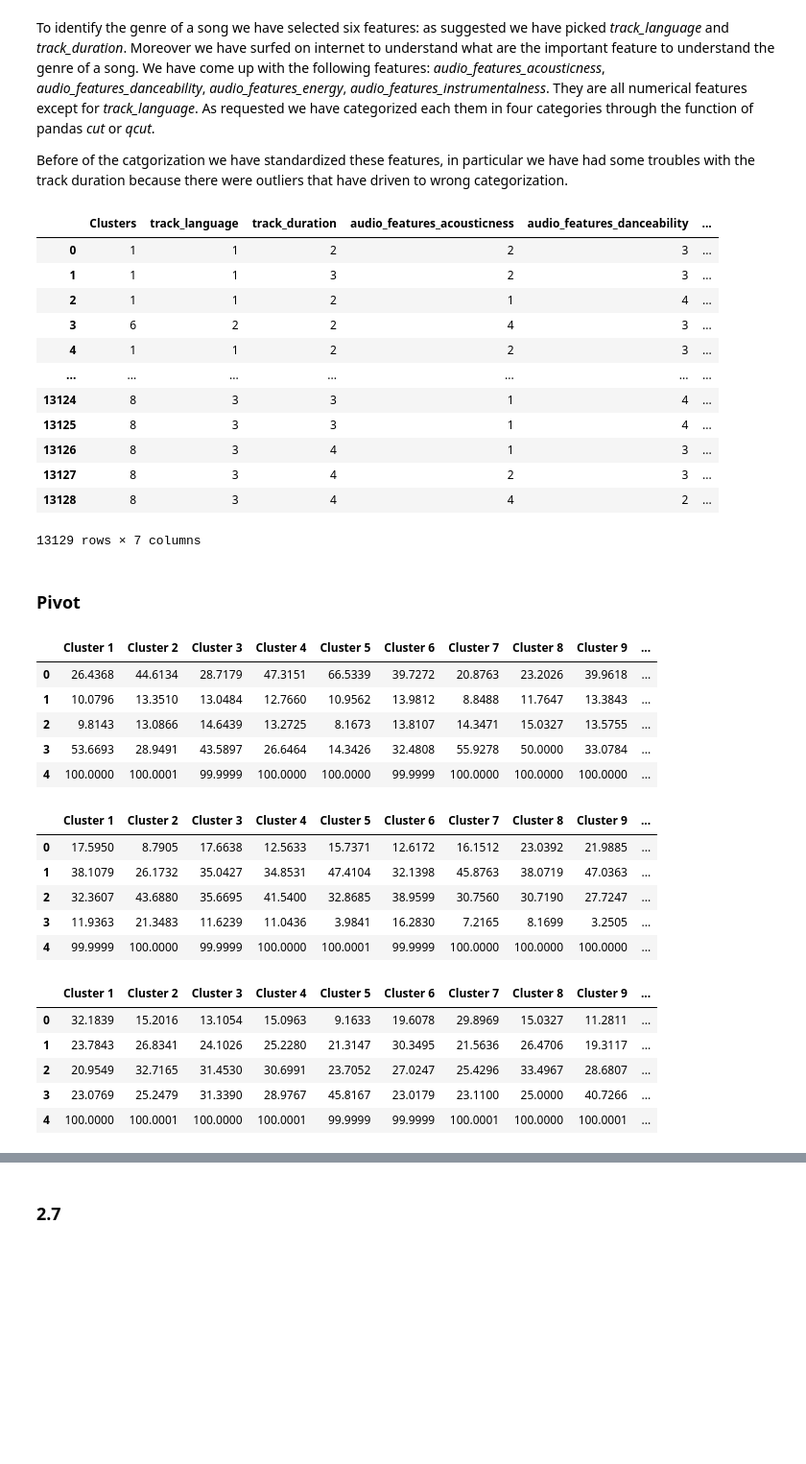
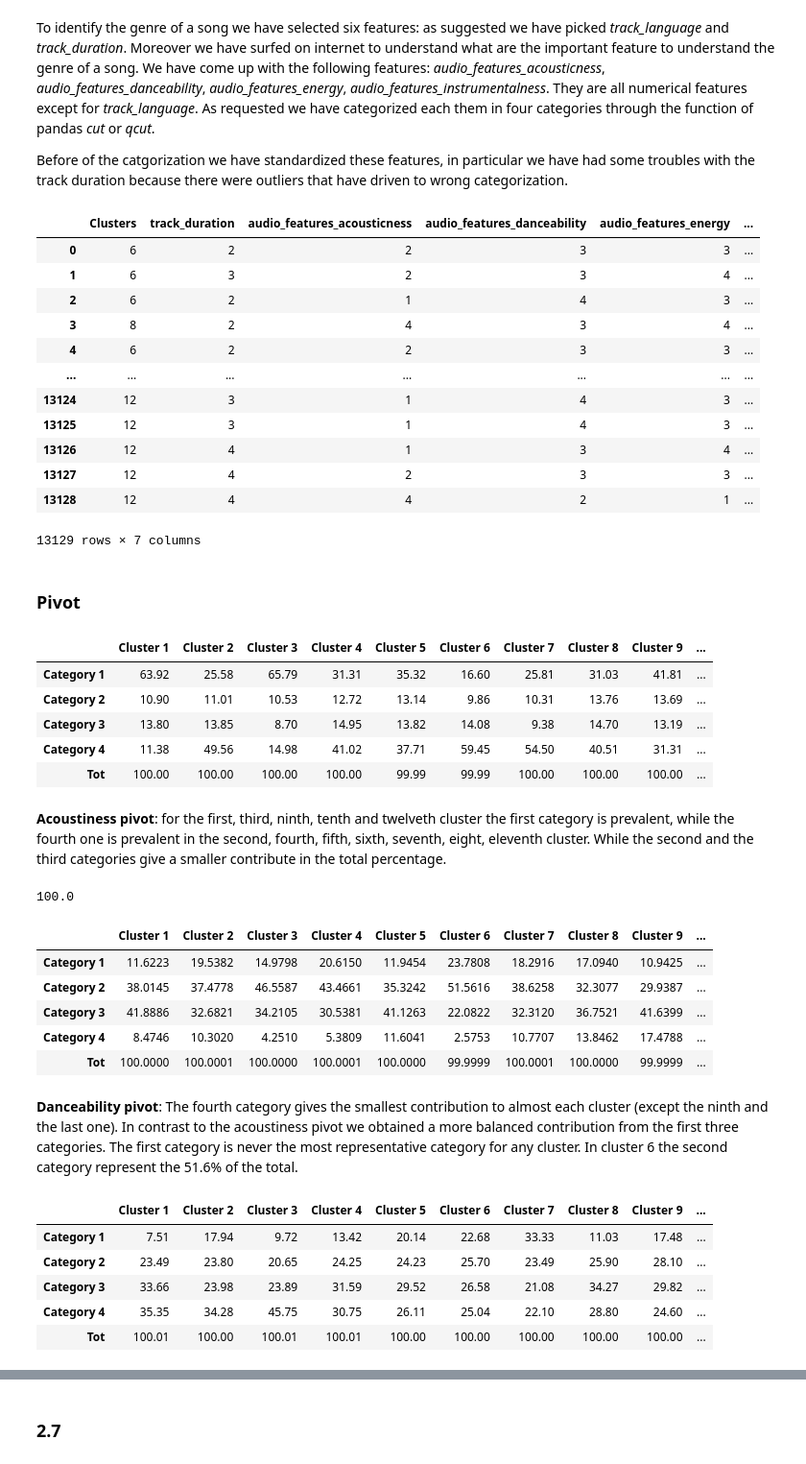
Before and after one commit to michele1783/ADM-HW4, a Jupyter notebook: Homeworkpca.ipynb, the cells around one changed output, grey strips where cells are left out. Shown at 96% size. Drawn from its saved outputs; the diff is of its cells as text; code cells hidden in the pictures; blank space fills up the shorter version.

```diff
--- a/Homeworkpca.ipynb
+++ b/Homeworkpca.ipynb
@@ -571,7 +586,7 @@ def K_Means(K, data):
 
     iterations = 0
     # Until the centroids don't change or the iterations are maximum n (the number of observation)
-    while iterations != 20 or np.array_equal(centroids, prev_centroids) == False:
+    while iterations != 10 or np.array_equal(centroids, prev_centroids) == False:
         # Saving the previous values of the cluster for the next while loop
         prev_centroids = centroids
         euc_dis = np.zeros((n,K))      # Initialize the euclidean distance array
@@ -794,23 +809,23 @@ pivot = pd.DataFrame()
 a = []
 for i in range(1,5):
     pivot.insert(i-1, echonest.columns[i], pd.cut(echonest[echonest.columns[i]], bins = 4,labels=["1", "2", "3", "4"]))
-pivot.insert(0,"track_duration",pd.qcut(df_cl[df_cl.columns[5]], q = 4,labels=["1", "2", "3", "4"]))
-pivot.insert(0,"track_language",pd.qcut(df_cl[df_cl.columns[1]], q = 4,labels=["1", "2", "3", "4"]))
+pivot.insert(0,"track_duration", pd.qcut(df_cl[df_cl.columns[5]], q = 4,labels=["1", "2", "3", "4"]))
+pivot["track_language"] = tracks.track_language_code
 pivot.insert(0, "Clusters", clusters)
 pivot
 # %% [output]
-|  | Clusters | track_language | track_duration | audio_features_acousticness | audio_features_danceability | ... |
-| 0 | 1 | 1 | 2 | 2 | 3 | ... |
-| 1 | 1 | 1 | 3 | 2 | 3 | ... |
-| 2 | 1 | 1 | 2 | 1 | 4 | ... |
-| 3 | 6 | 2 | 2 | 4 | 3 | ... |
-| 4 | 1 | 1 | 2 | 2 | 3 | ... |
+|  | Clusters | track_duration | audio_features_acousticness | audio_features_danceability | audio_features_energy | ... |
+| 0 | 6 | 2 | 2 | 3 | 3 | ... |
+| 1 | 6 | 3 | 2 | 3 | 4 | ... |
+| 2 | 6 | 2 | 1 | 4 | 3 | ... |
+| 3 | 8 | 2 | 4 | 3 | 4 | ... |
+| 4 | 6 | 2 | 2 | 3 | 3 | ... |
 | ... | ... | ... | ... | ... | ... | ... |
-| 13124 | 8 | 3 | 3 | 1 | 4 | ... |
-| 13125 | 8 | 3 | 3 | 1 | 4 | ... |
-| 13126 | 8 | 3 | 4 | 1 | 3 | ... |
-| 13127 | 8 | 3 | 4 | 2 | 3 | ... |
-| 13128 | 8 | 3 | 4 | 4 | 2 | ... |
+| 13124 | 12 | 3 | 1 | 4 | 3 | ... |
+| 13125 | 12 | 3 | 1 | 4 | 3 | ... |
+| 13126 | 12 | 4 | 1 | 3 | 4 | ... |
+| 13127 | 12 | 4 | 2 | 3 | 3 | ... |
+| 13128 | 12 | 4 | 4 | 2 | 1 | ... |
 13129 rows × 7 columns
 # %% [markdown]
 ### Pivot
@@ -823,22 +838,28 @@ for j in range(0,4):
         t[j][i] = ((pivot[(pivot.audio_features_acousticness == str(j+1)) & (pivot.Clusters == i+1)].count()[0]))
 
 for i in range(t.shape[1]):
-    t[:,i] = np.around((t[:,i]/sum(t)[i])*100,4)
+    t[:,i] = np.round((t[:,i]/sum(t)[i])*100, 2)
 l = []
 for i in range(1,13):
     l.append("Cluster "+str(i))
 acoustiness_pivot = pd.DataFrame(t)
 acoustiness_pivot.columns = l
 acoustiness_pivot.loc[4] = sum(t)
+acoustiness_pivot = acoustiness_pivot.rename(index={0: 'Category 1',1: 'Category 2',2: 'Category 3', 3: 'Category 4'})
 acoustiness_pivot.rename(index={4: 'Tot'})
-acoustiness_pivot
 # %% [output]
 |  | Cluster 1 | Cluster 2 | Cluster 3 | Cluster 4 | Cluster 5 | Cluster 6 | Cluster 7 | Cluster 8 | Cluster 9 | ... |
-| 0 | 26.4368 | 44.6134 | 28.7179 | 47.3151 | 66.5339 | 39.7272 | 20.8763 | 23.2026 | 39.9618 | ... |
-| 1 | 10.0796 | 13.3510 | 13.0484 | 12.7660 | 10.9562 | 13.9812 | 8.8488 | 11.7647 | 13.3843 | ... |
-| 2 | 9.8143 | 13.0866 | 14.6439 | 13.2725 | 8.1673 | 13.8107 | 14.3471 | 15.0327 | 13.5755 | ... |
-| 3 | 53.6693 | 28.9491 | 43.5897 | 26.6464 | 14.3426 | 32.4808 | 55.9278 | 50.0000 | 33.0784 | ... |
-| 4 | 100.0000 | 100.0001 | 99.9999 | 100.0000 | 100.0000 | 99.9999 | 100.0000 | 100.0000 | 100.0000 | ... |
+| Category 1 | 63.92 | 25.58 | 65.79 | 31.31 | 35.32 | 16.60 | 25.81 | 31.03 | 41.81 | ... |
+| Category 2 | 10.90 | 11.01 | 10.53 | 12.72 | 13.14 | 9.86 | 10.31 | 13.76 | 13.69 | ... |
+| Category 3 | 13.80 | 13.85 | 8.70 | 14.95 | 13.82 | 14.08 | 9.38 | 14.70 | 13.19 | ... |
+| Category 4 | 11.38 | 49.56 | 14.98 | 41.02 | 37.71 | 59.45 | 54.50 | 40.51 | 31.31 | ... |
+| Tot | 100.00 | 100.00 | 100.00 | 100.00 | 99.99 | 99.99 | 100.00 | 100.00 | 100.00 | ... |
+# %% [markdown]
+**Acoustiness pivot**: for the first, third, ninth, tenth and twelveth cluster the first category is prevalent, while the fourth one is prevalent in the second, fourth, fifth, sixth, seventh, eight, eleventh cluster. While the second and the third categories give a smaller contribute in the total percentage.
+# %%
+np.around(100.1, 0)
+# %% [output]
+100.0
 # %%
 #danceability
 t = np.zeros((4,12))
@@ -855,37 +876,40 @@ for i in range(1,13):
 danceability_pivot = pd.DataFrame(t)
 danceability_pivot.columns = l
 danceability_pivot.loc[4] = sum(t)
+
+danceability_pivot = danceability_pivot.rename(index={0: 'Category 1',1: 'Category 2',2: 'Category 3', 3: 'Category 4'})
 danceability_pivot.rename(index={4: 'Tot'})
-danceability_pivot
 # %% [output]
 |  | Cluster 1 | Cluster 2 | Cluster 3 | Cluster 4 | Cluster 5 | Cluster 6 | Cluster 7 | Cluster 8 | Cluster 9 | ... |
-| 0 | 17.5950 | 8.7905 | 17.6638 | 12.5633 | 15.7371 | 12.6172 | 16.1512 | 23.0392 | 21.9885 | ... |
-| 1 | 38.1079 | 26.1732 | 35.0427 | 34.8531 | 47.4104 | 32.1398 | 45.8763 | 38.0719 | 47.0363 | ... |
-| 2 | 32.3607 | 43.6880 | 35.6695 | 41.5400 | 32.8685 | 38.9599 | 30.7560 | 30.7190 | 27.7247 | ... |
-| 3 | 11.9363 | 21.3483 | 11.6239 | 11.0436 | 3.9841 | 16.2830 | 7.2165 | 8.1699 | 3.2505 | ... |
-| 4 | 99.9999 | 100.0000 | 99.9999 | 100.0000 | 100.0001 | 99.9999 | 100.0000 | 100.0000 | 100.0000 | ... |
+| Category 1 | 11.6223 | 19.5382 | 14.9798 | 20.6150 | 11.9454 | 23.7808 | 18.2916 | 17.0940 | 10.9425 | ... |
+| Category 2 | 38.0145 | 37.4778 | 46.5587 | 43.4661 | 35.3242 | 51.5616 | 38.6258 | 32.3077 | 29.9387 | ... |
+| Category 3 | 41.8886 | 32.6821 | 34.2105 | 30.5381 | 41.1263 | 22.0822 | 32.3120 | 36.7521 | 41.6399 | ... |
+| Category 4 | 8.4746 | 10.3020 | 4.2510 | 5.3809 | 11.6041 | 2.5753 | 10.7707 | 13.8462 | 17.4788 | ... |
+| Tot | 100.0000 | 100.0001 | 100.0000 | 100.0001 | 100.0000 | 99.9999 | 100.0001 | 100.0000 | 99.9999 | ... |
+# %% [markdown]
+**Danceability pivot**: The fourth category gives the smallest contribution to almost each cluster (except the ninth and the last one). In contrast to the acoustiness pivot we obtained a more balanced contribution from the first three categories. The first category is never the most representative category for any cluster. In cluster 6 the second category represent the 51.6% of the total.
 # %%
 #energy
 t = np.zeros((4,12))
 l = []
 for j in range(0,4):
     for i in range(0,12):
         t[j][i] = ((pivot[(pivot.audio_features_energy == str(j+1)) & (pivot.Clusters == i+1)].count()[0]))
 
 for i in range(t.shape[1]):
-    t[:,i] = np.around((t[:,i]/sum(t)[i])*100,4)
+    t[:,i] = np.around((t[:,i]/sum(t)[i])*100, 2)
 l = []
 for i in range(1,13):
     l.append("Cluster "+str(i))
 energy_pivot = pd.DataFrame(t)
 energy_pivot.columns = l
 energy_pivot.loc[4] = sum(t)
+energy_pivot = energy_pivot.rename(index={0: 'Category 1',1: 'Category 2',2: 'Category 3', 3: 'Category 4'})
 energy_pivot.rename(index={4: 'Tot'})
-energy_pivot
 # %% [output]
 |  | Cluster 1 | Cluster 2 | Cluster 3 | Cluster 4 | Cluster 5 | Cluster 6 | Cluster 7 | Cluster 8 | Cluster 9 | ... |
-| 0 | 32.1839 | 15.2016 | 13.1054 | 15.0963 | 9.1633 | 19.6078 | 29.8969 | 15.0327 | 11.2811 | ... |
-| 1 | 23.7843 | 26.8341 | 24.1026 | 25.2280 | 21.3147 | 30.3495 | 21.5636 | 26.4706 | 19.3117 | ... |
-| 2 | 20.9549 | 32.7165 | 31.4530 | 30.6991 | 23.7052 | 27.0247 | 25.4296 | 33.4967 | 28.6807 | ... |
-| 3 | 23.0769 | 25.2479 | 31.3390 | 28.9767 | 45.8167 | 23.0179 | 23.1100 | 25.0000 | 40.7266 | ... |
-| 4 | 100.0000 | 100.0001 | 100.0000 | 100.0001 | 99.9999 | 99.9999 | 100.0001 | 100.0000 | 100.0001 | ... |
+| Category 1 | 7.51 | 17.94 | 9.72 | 13.42 | 20.14 | 22.68 | 33.33 | 11.03 | 17.48 | ... |
+| Category 2 | 23.49 | 23.80 | 20.65 | 24.25 | 24.23 | 25.70 | 23.49 | 25.90 | 28.10 | ... |
+| Category 3 | 33.66 | 23.98 | 23.89 | 31.59 | 29.52 | 26.58 | 21.08 | 34.27 | 29.82 | ... |
+| Category 4 | 35.35 | 34.28 | 45.75 | 30.75 | 26.11 | 25.04 | 22.10 | 28.80 | 24.60 | ... |
+| Tot | 100.01 | 100.00 | 100.01 | 100.01 | 100.00 | 100.00 | 100.00 | 100.00 | 100.00 | ... |
```
Also changed, not shown: parts of 12 cells of this notebook.
